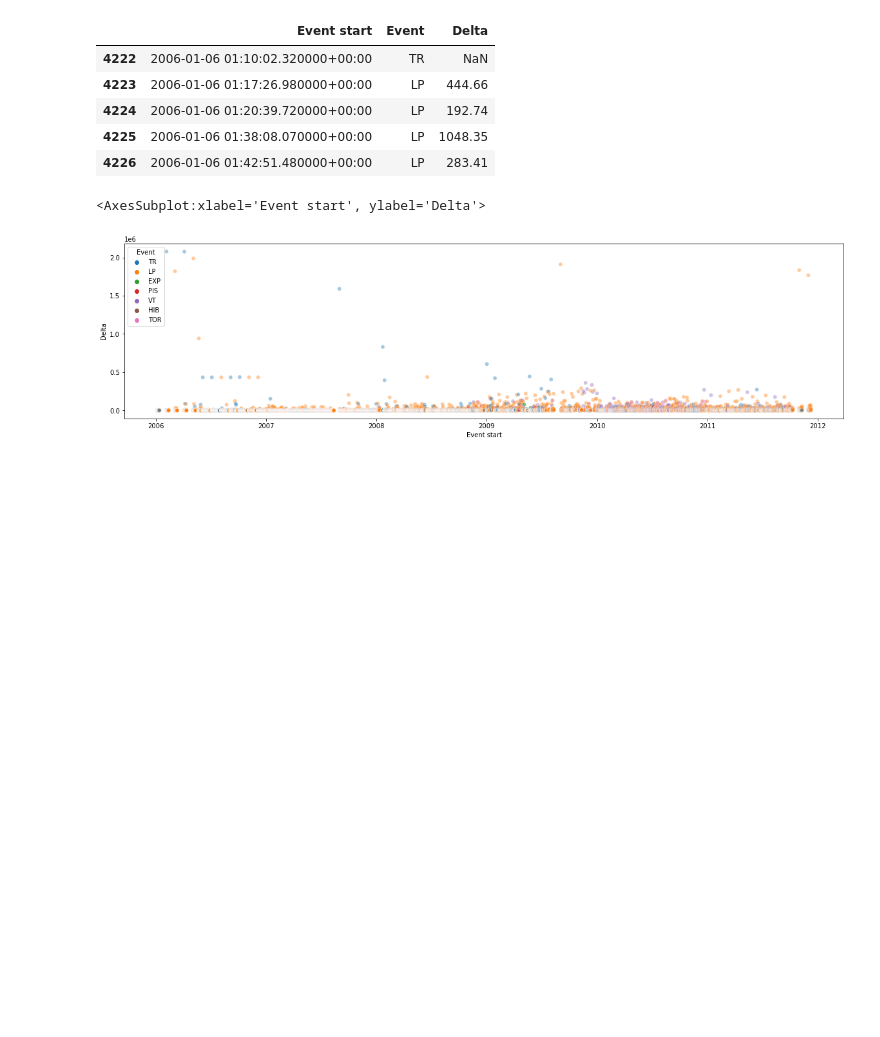
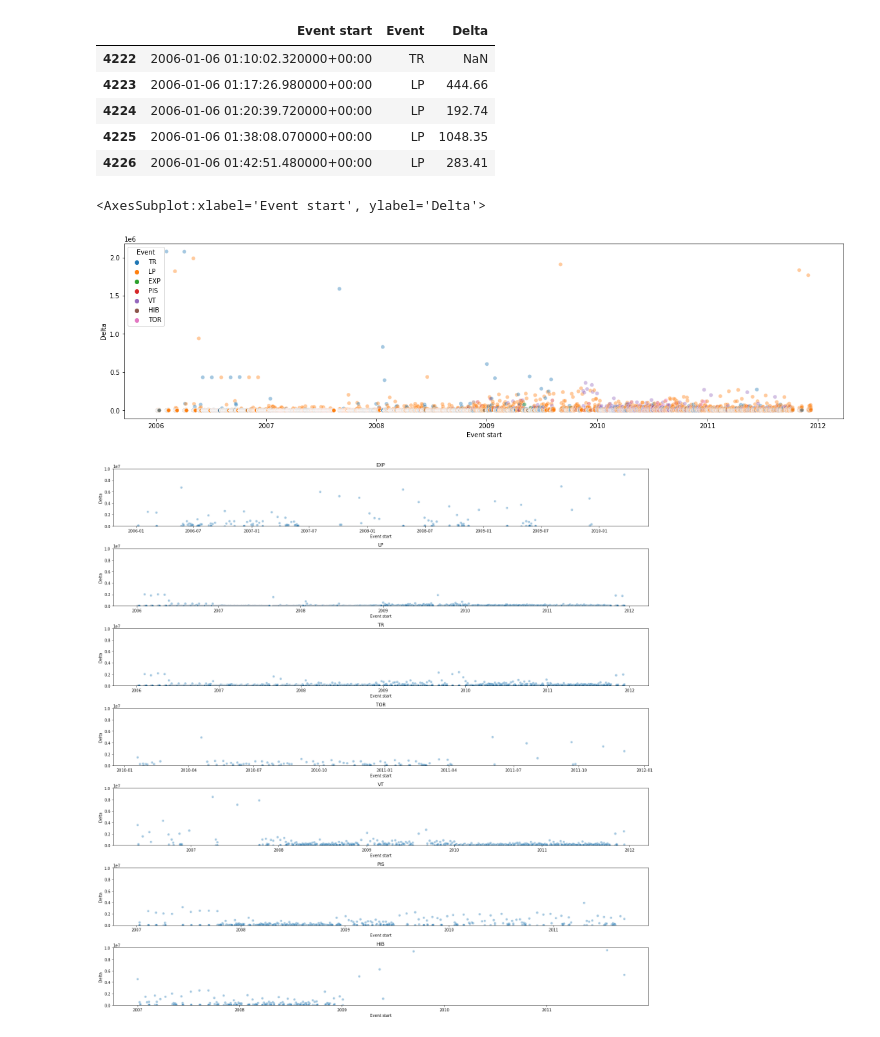
Before and after one commit to rubalravinder/cas_etude_volcano, a Jupyter notebook: Volcano_Etude_3.ipynb, the cells around one changed output. Cells and saved outputs as stored; diff of their text form; code cells hidden in the pictures; blank space fills up the shorter version.

Commit message:
Ajout du graph next_event

```diff
--- a/Volcano_Etude_3.ipynb
+++ b/Volcano_Etude_3.ipynb
@@ -65,3 +122,19 @@ sns.scatterplot(x="Event start", y='Delta',hue='Event', data=df, alpha=0.4, ax=a
 # %% [output]
 <AxesSubplot:xlabel='Event start', ylabel='Delta'>
 [figure]
+# %%
+
+fig, axs = plt.subplots(7,1,figsize=(20,20))
+i=0
+
+for e in df.Event.unique():
+
+    sns.scatterplot(x="Event start", y='Delta', data=df[df.Event==e], alpha=0.4, ax=axs[i])
+    axs[i].set_title(e)
+    axs[i].set_ylim(0,10000000)
+    i=i+1
+
+plt.tight_layout()
+plt.show()
+# %% [output]
+[figure, added]
```
Also changed, not shown: parts of 2 cells of this notebook, 1 other file.
